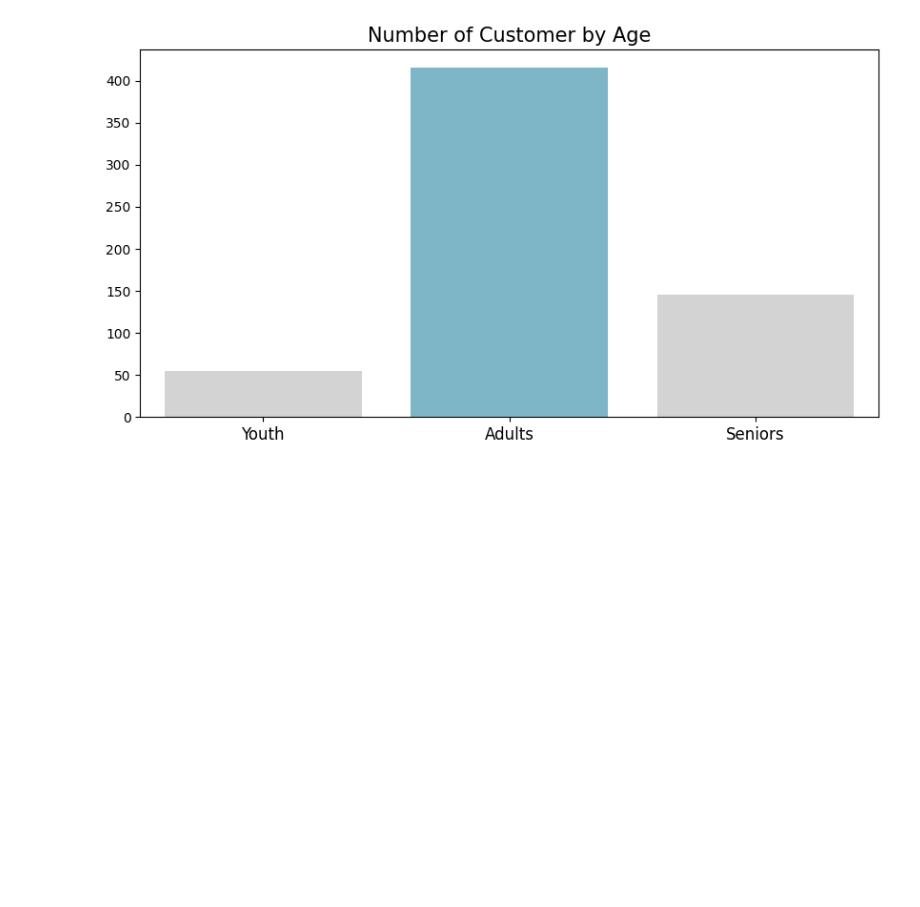
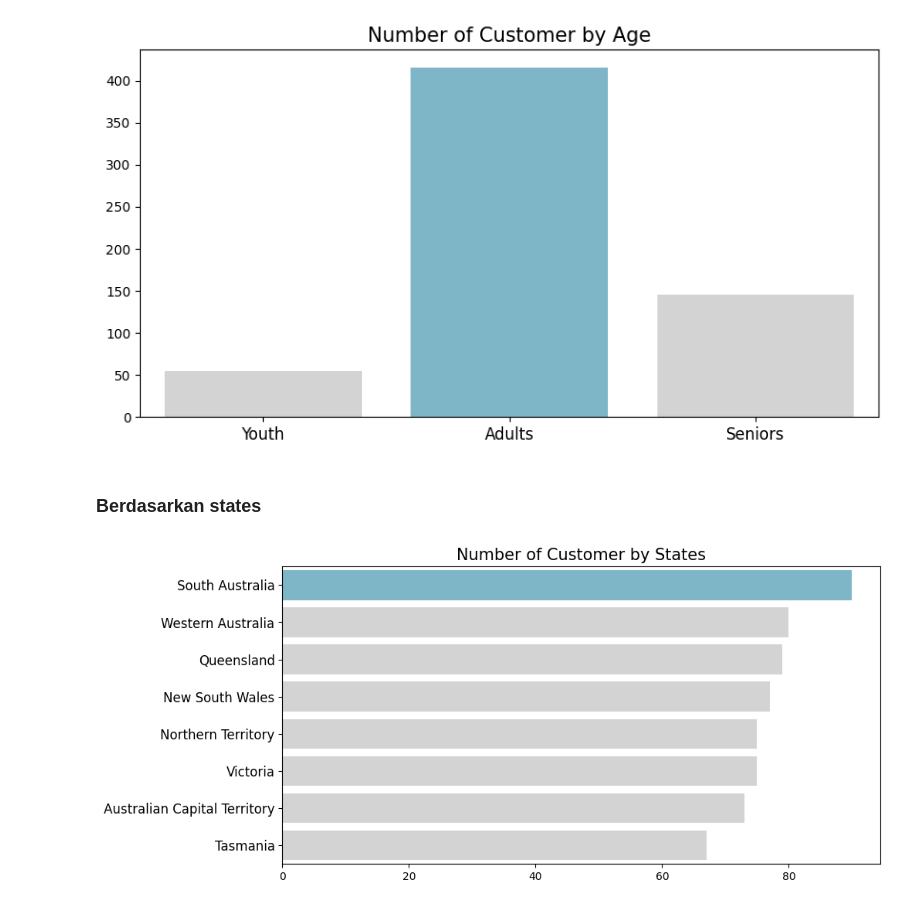
Before and after one commit to ZulfiFazhar/Dicoding-Analysis-Data, a Jupyter notebook: notebook.ipynb, the cells around one changed output. Saved outputs shown, nothing was run; the diff lists cells and outputs as text; code cells hidden in the pictures; blank space fills up the shorter version.

```diff
--- a/notebook.ipynb
+++ b/notebook.ipynb
@@ -1044,3 +1044,27 @@ plt.tick_params(axis='x', labelsize=12)
 plt.show()
 # %% [output]
 [figure]
+# %% [markdown]
+### Berdasarkan states
+# %%
+bystate_df = all_df.groupby(by="state").customer_id.nunique().reset_index()
+bystate_df.rename(columns={
+    "customer_id": "customer_count"
+}, inplace=True)
+bystate_df
+plt.figure(figsize=(10, 5))
+colors_ = ["#72BCD4", "#D3D3D3", "#D3D3D3", "#D3D3D3", "#D3D3D3", "#D3D3D3", "#D3D3D3", "#D3D3D3"]
+sns.barplot(
+    x="customer_count",
+    y="state",
+    data=bystate_df.sort_values(by="customer_count", ascending=False),
+    palette=colors_,
+    hue="state"
+)
+plt.title("Number of Customer by States", loc="center", fontsize=15)
+plt.ylabel(None)
+plt.xlabel(None)
+plt.tick_params(axis='y', labelsize=12)
+plt.show()
+# %% [output]
+[figure, added]
```
Also changed, not shown: parts of 3 cells of this notebook, 1 other file.
